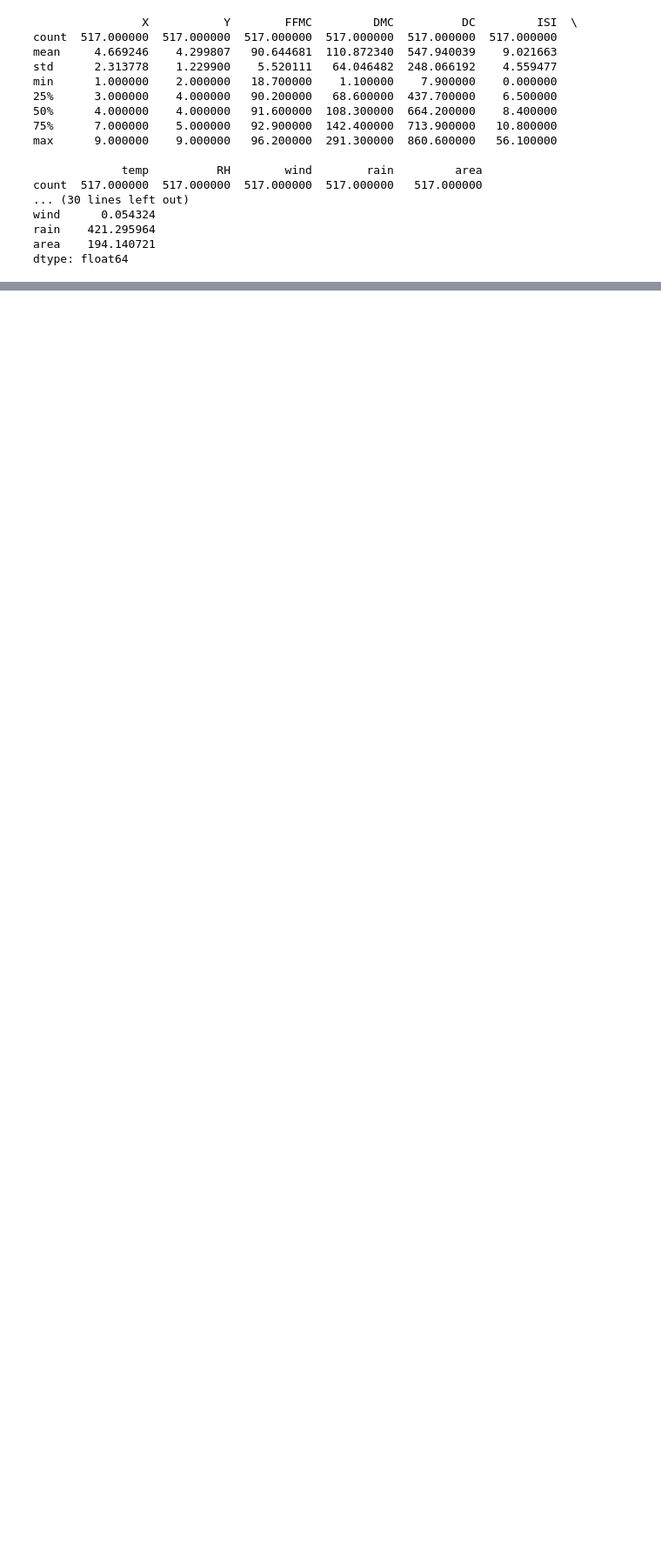
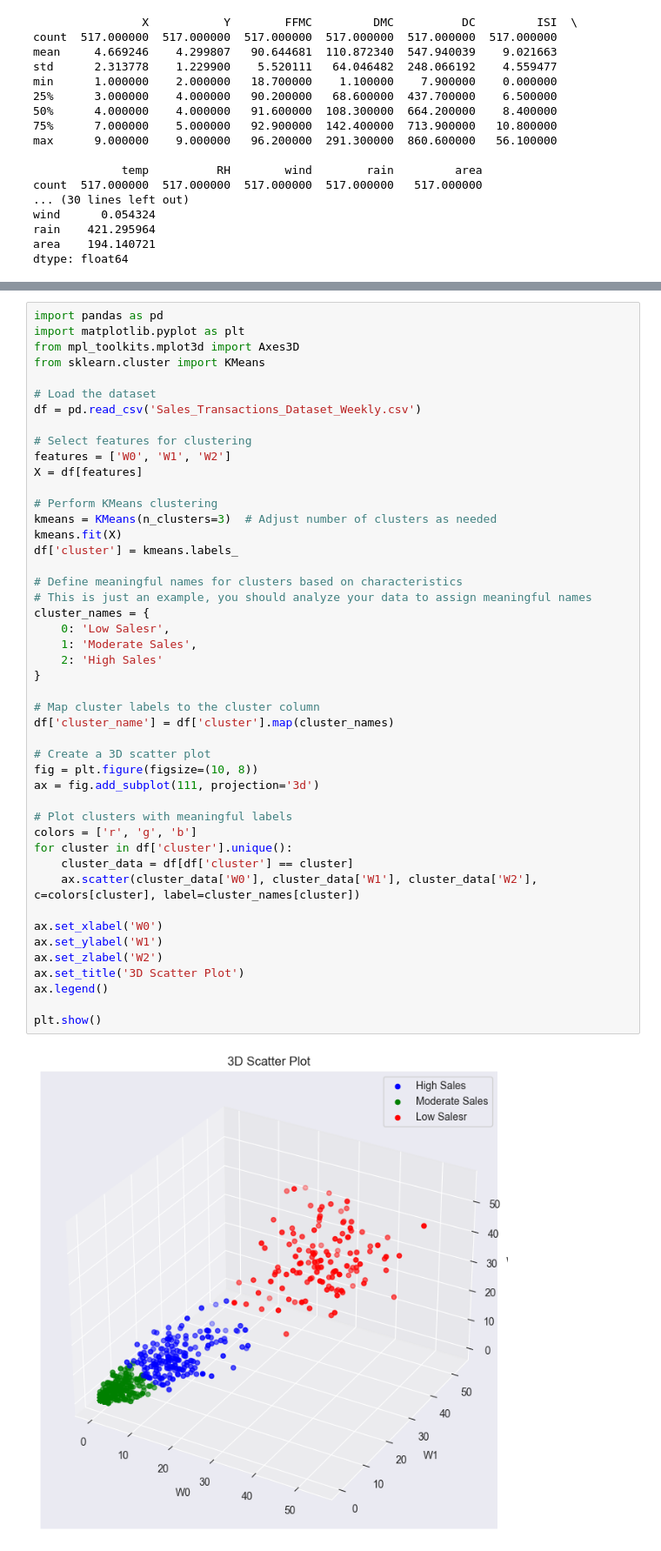
Before and after one commit to Zenolitee/DATA_ANALYTICS, a Jupyter notebook: Assignments/Lecture2.ipynb, the cells around one changed output, grey strips where cells are left out. Shown at 87% size. Cells and saved outputs as stored; diff of their text form; blank space fills up the shorter version.

```diff
--- a/Assignments/Lecture2.ipynb
+++ b/Assignments/Lecture2.ipynb
@@ -88,0 +120,48 @@ dtype: float64
+# %%
+import pandas as pd
+import matplotlib.pyplot as plt
+from mpl_toolkits.mplot3d import Axes3D
+from sklearn.cluster import KMeans
+
+# Load the dataset
+df = pd.read_csv('Sales_Transactions_Dataset_Weekly.csv')
+
+# Select features for clustering
+features = ['W0', 'W1', 'W2']
+X = df[features]
+
+# Perform KMeans clustering
+kmeans = KMeans(n_clusters=3)  # Adjust number of clusters as needed
+kmeans.fit(X)
+df['cluster'] = kmeans.labels_
+
+# Define meaningful names for clusters based on characteristics
+# This is just an example, you should analyze your data to assign meaningful names
+cluster_names = {
+    0: 'Low Salesr',
+    1: 'Moderate Sales',
+    2: 'High Sales'
+}
+
+# Map cluster labels to the cluster column
+df['cluster_name'] = df['cluster'].map(cluster_names)
+
+# Create a 3D scatter plot
+fig = plt.figure(figsize=(10, 8))
+ax = fig.add_subplot(111, projection='3d')
+
+# Plot clusters with meaningful labels
+colors = ['r', 'g', 'b']
+for cluster in df['cluster'].unique():
+    cluster_data = df[df['cluster'] == cluster]
+    ax.scatter(cluster_data['W0'], cluster_data['W1'], cluster_data['W2'], c=colors[cluster], label=cluster_names[cluster])
+
+ax.set_xlabel('W0')
+ax.set_ylabel('W1')
+ax.set_zlabel('W2')
+ax.set_title('3D Scatter Plot')
+ax.legend()
+
+plt.show()
+# %% [output]
+[figure, added]
```
Also changed, not shown: parts of 1 cell of this notebook, 2 other files.
